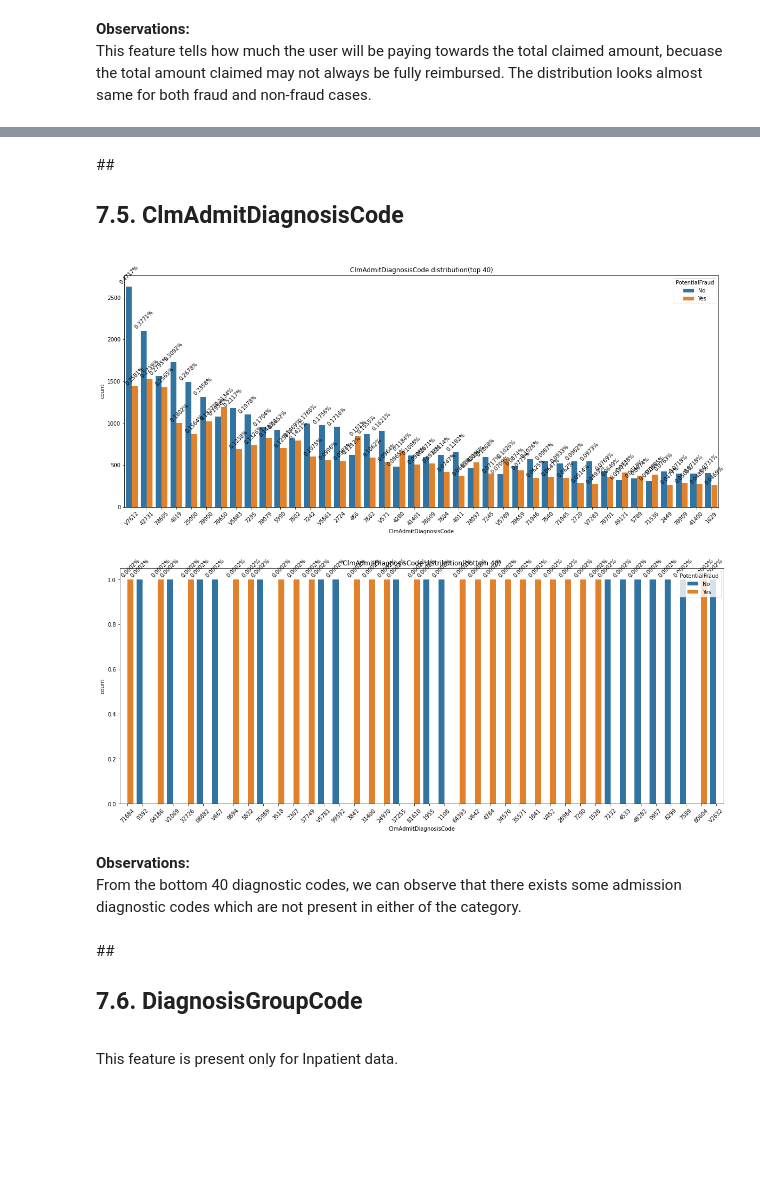
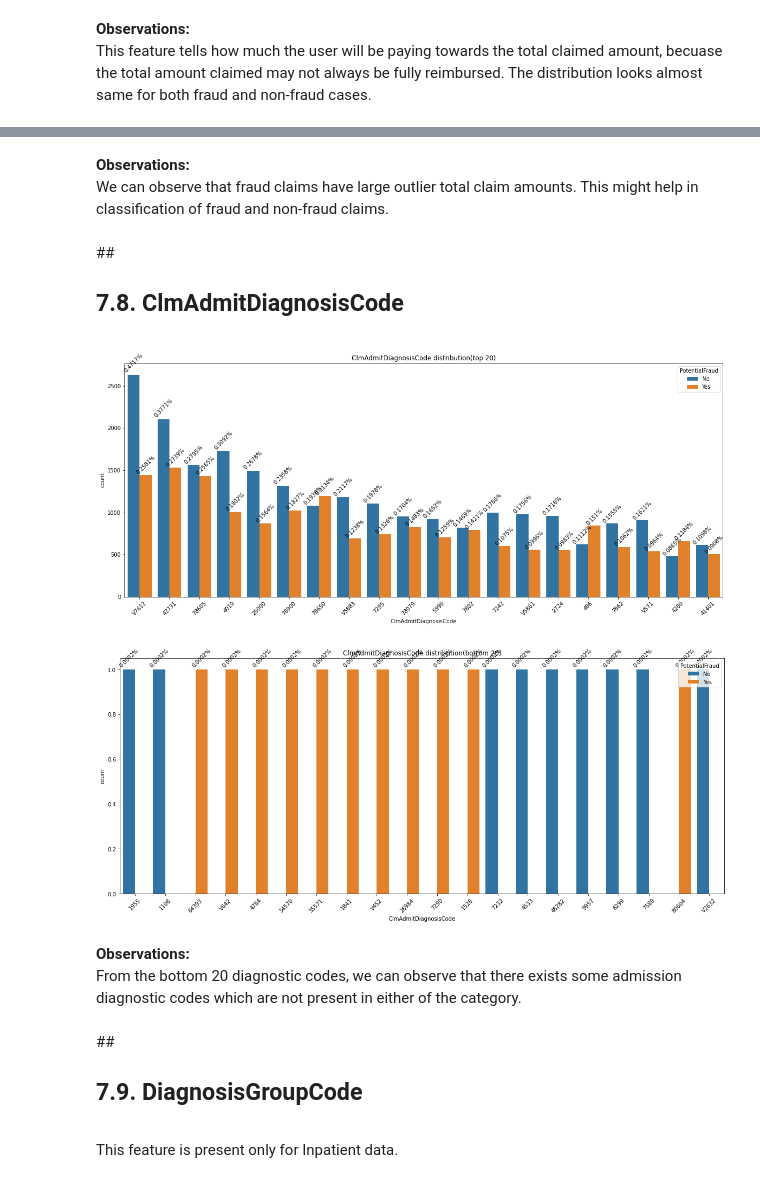
Before and after one commit to NaveenVuppula/Healthcare-Provider-Fraud-Detection-Analysis, a Jupyter notebook: Healthcare_Provider_Fraud_Detection_Analysis.ipynb, the cells around one changed output, grey strips where cells are left out. Drawn from its saved outputs; the diff is of its cells as text; code cells hidden in the pictures; blank space fills up the shorter version.

```diff
--- a/Healthcare_Provider_Fraud_Detection_Analysis.ipynb
+++ b/Healthcare_Provider_Fraud_Detection_Analysis.ipynb
@@ -167,0 +186,4 @@ df_test_beneficiaries['YOD'] = df_test_beneficiaries['DOD'].apply(lambda x: x[:4
+# %%
+#isDead: 1- Dead, 0- Alive
+df_train_beneficiaries['isDead'] = df_train_beneficiaries['DOD'].apply(lambda x: 1 if pd.notnull(x) else 0)
+df_test_beneficiaries['isDead'] = df_test_beneficiaries['DOD'].apply(lambda x: 1 if pd.notnull(x) else 0)
@@ -168 +226,8 @@ df_test_beneficiaries['YOD'] = df_test_beneficiaries['DOD'].apply(lambda x: x[:4
+# %%
+#Total amount that the benefciary has claimed
+df_train_beneficiaries['IP_annual_total_claim_amount'] = df_train_beneficiaries['IPAnnualDeductibleAmt']+df_train_beneficiaries['IPAnnualDeductibleAmt']
+df_train_beneficiaries['OP_annual_total_claim_amount'] = df_train_beneficiaries['OPAnnualDeductibleAmt']+df_train_beneficiaries['OPAnnualDeductibleAmt']
+
+df_test_beneficiaries['IP_annual_total_claim_amount'] = df_test_beneficiaries['IPAnnualDeductibleAmt']+df_test_beneficiaries['IPAnnualDeductibleAmt']
+df_test_beneficiaries['OP_annual_total_claim_amount'] = df_test_beneficiaries['OPAnnualDeductibleAmt']+df_test_beneficiaries['OPAnnualDeductibleAmt']
 # %%
@@ -510,0 +699,29 @@ df_train_inpatient[df_train_inpatient['BeneID']=='BENE32715']
+# %%
+#no.of procedure codes that a beneficiary is undertaking
+def calc_NoOfClmProcedureCode(df):
+  NoOfClmProcedureCode_list = []
+  count=0
+  for index, row in df.iterrows():
+    if pd.notnull(row['ClmProcedureCode_1']):
+      count += 1
+    if pd.notnull(row['ClmProcedureCode_2']):
+      count += 1
+    if pd.notnull(row['ClmProcedureCode_3']):
+      count += 1
+    if pd.notnull(row['ClmProcedureCode_4']):
+      count += 1
+    if pd.notnull(row['ClmProcedureCode_5']):
+      count += 1
+    if pd.notnull(row['ClmProcedureCode_6']):
+      count += 1
+
+    NoOfClmProcedureCode_list.append(count)
+    count=0
+
+  return NoOfClmProcedureCode_list
+
+df_train_inpatient['NoOfClmProcedureCode'] = calc_NoOfClmProcedureCode(df_train_inpatient)
+df_test_inpatient['NoOfClmProcedureCode'] = calc_NoOfClmProcedureCode(df_test_inpatient)
+
+df_train_outpatient['NoOfClmProcedureCode'] = calc_NoOfClmProcedureCode(df_train_outpatient)
+df_test_outpatient['NoOfClmProcedureCode'] = calc_NoOfClmProcedureCode(df_test_outpatient)
@@ -656,18 +952,21 @@ This feature tells how much the user will be paying towards the total claimed am
+# %% [markdown]
+**Observations:**<br>
+We can observe that fraud claims have large outlier total claim amounts. This might help in classification of fraud and non-fraud claims.
 # %% [markdown]
-##<h2>7.5. ClmAdmitDiagnosisCode
+##<h2>7.8. ClmAdmitDiagnosisCode
 # %%
-display_barplot_per_class(df_train, 'ClmAdmitDiagnosisCode', 'ClmAdmitDiagnosisCode distribution(top 40)', top=40)
+display_barplot_per_class(df_train, 'ClmAdmitDiagnosisCode', 'ClmAdmitDiagnosisCode distribution(top 20)', top=20)
 # %% [output]
-[figure, old version]
+[figure, new version]
 # %%
-display_barplot_per_class(df_train, 'ClmAdmitDiagnosisCode', 'ClmAdmitDiagnosisCode distribution(bottom 40)', bottom=40)
+display_barplot_per_class(df_train, 'ClmAdmitDiagnosisCode', 'ClmAdmitDiagnosisCode distribution(bottom 20)', bottom=20)
 # %% [output]
-[figure, old version]
+[figure, new version]
 # %% [markdown]
 **Observations:**<br>
-From the bottom 40 diagnostic codes, we can observe that there exists some admission diagnostic codes which are not present in either of the category.
+From the bottom 20 diagnostic codes, we can observe that there exists some admission diagnostic codes which are not present in either of the category.
 # %% [markdown]
-##<h2>7.6. DiagnosisGroupCode
+##<h2>7.9. DiagnosisGroupCode
 # %% [markdown]
 This feature is present only for Inpatient data.
 # %%
```
Also changed, not shown: parts of 86 cells of this notebook.
